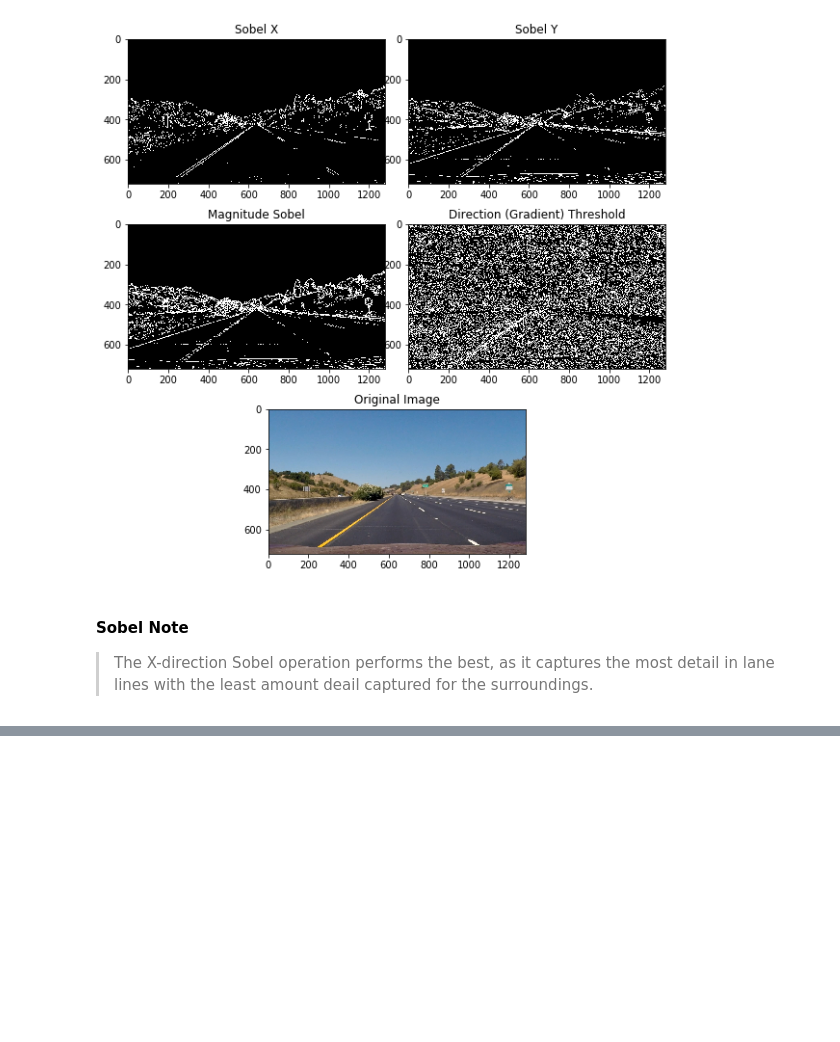
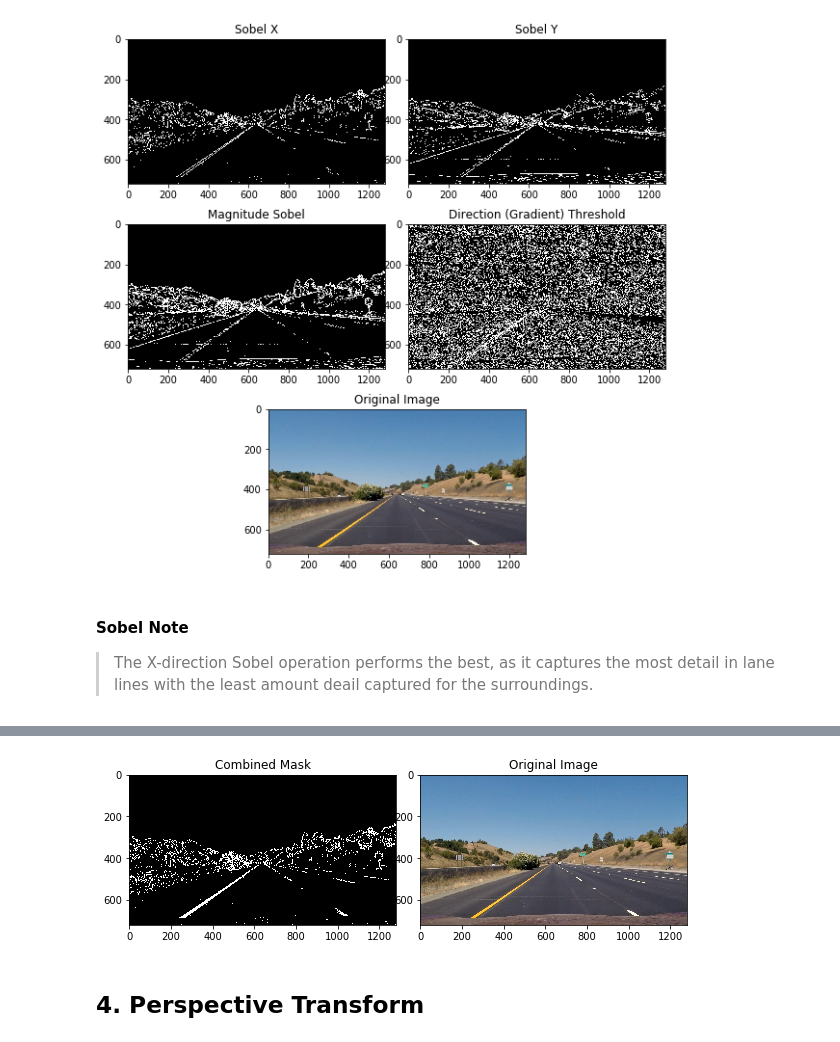
Before and after one commit to rezarajan/sdc-advanced-lane-lines, a Jupyter notebook: P2.ipynb, the cells around one changed output, grey strips where cells are left out. Drawn from its saved outputs; the diff is of its cells as text; code cells hidden in the pictures; blank space fills up the shorter version.

```diff
--- a/P2.ipynb
+++ b/P2.ipynb
@@ -220,0 +252,23 @@ ax4.imshow(test_img);
+# %%
+col_mask = color_mask(test_img, thresh=(175,255))
+grad_mask = abs_sobel_thresh(test_img, orient='x', thresh=(20,100))
+
+colgrad_mask = np.zeros_like(test_img[:,:,0])
+colgrad_mask[(col_mask == 1) | (grad_mask == 1)] = 1
+
+# Plotting Color and Gradient Combined Mask
+gs = gridspec.GridSpec(1, 4)
+gs.update(wspace=0.2, hspace=0.2)
+plt.figure(figsize=(10,10))
+ax0 = plt.subplot(gs[0, :2], )
+ax1 = plt.subplot(gs[0, 2:])
+
+ax0.set_title('Combined Mask')
+ax1.set_title('Original Image')
+
+ax0.imshow(colgrad_mask, cmap='gray')
+ax1.imshow(test_img);
+# %% [output]
+[figure, added]
+# %% [markdown]
+## 4. Perspective Transform
```
Also changed, not shown: parts of 7 cells of this notebook.
